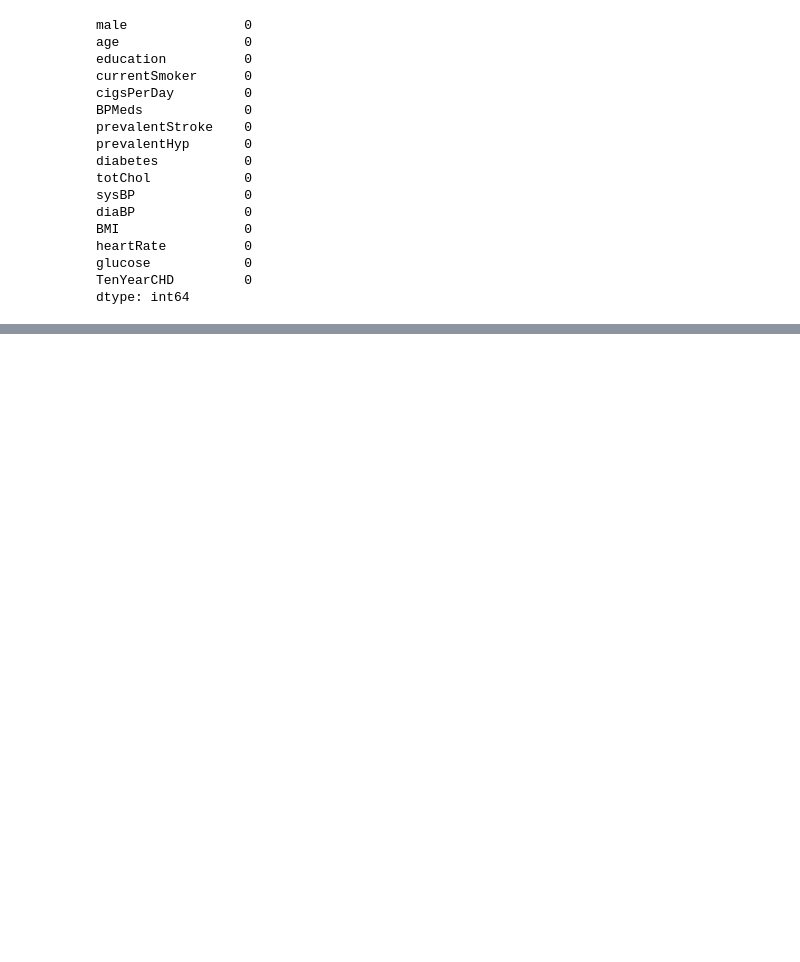
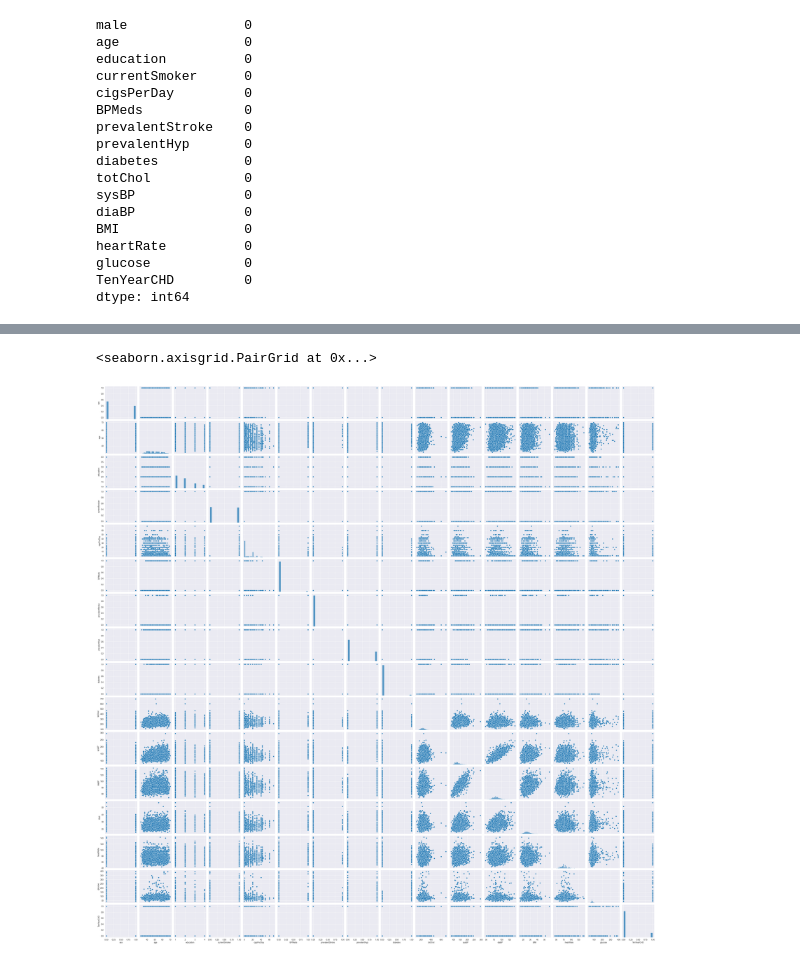
Before and after one commit to cveysel/KursDerslerim, a Jupyter notebook: MakineOgrenmesi/HeartDiseasePredict.ipynb, the cells around one changed output, grey strips where cells are left out. Cells and saved outputs as stored; diff of their text form; code cells hidden in the pictures; blank space fills up the shorter version.

```diff
--- a/MakineOgrenmesi/HeartDiseasePredict.ipynb
+++ b/MakineOgrenmesi/HeartDiseasePredict.ipynb
@@ -125,3 +127,8 @@ df.describe()
 | 50% | 0.000000 | 49.000000 | 2.00000 | 0.000000 | 0.000000 | 0.000000 | 0.000000 | 0.000000 | ... |
 | 75% | 1.000000 | 56.000000 | 3.00000 | 1.000000 | 20.000000 | 0.000000 | 0.000000 | 1.000000 | ... |
 | max | 1.000000 | 70.000000 | 4.00000 | 1.000000 | 70.000000 | 1.000000 | 1.000000 | 1.000000 | ... |
+# %%
+sns.pairplot(df)
+# %% [output]
+<seaborn.axisgrid.PairGrid at 0x...>
+[figure, added]
```
Also changed, not shown: parts of 19 cells of this notebook.
